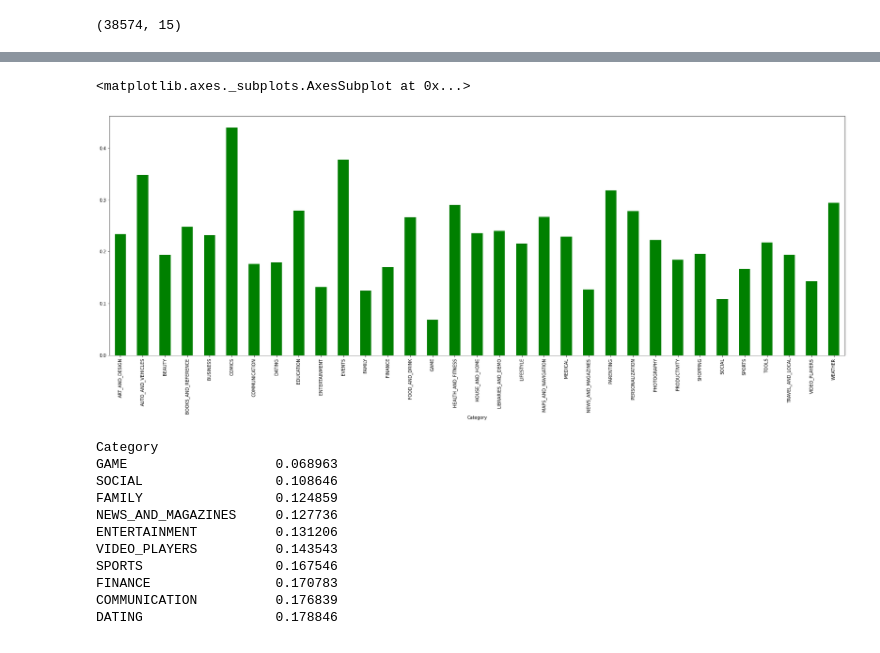
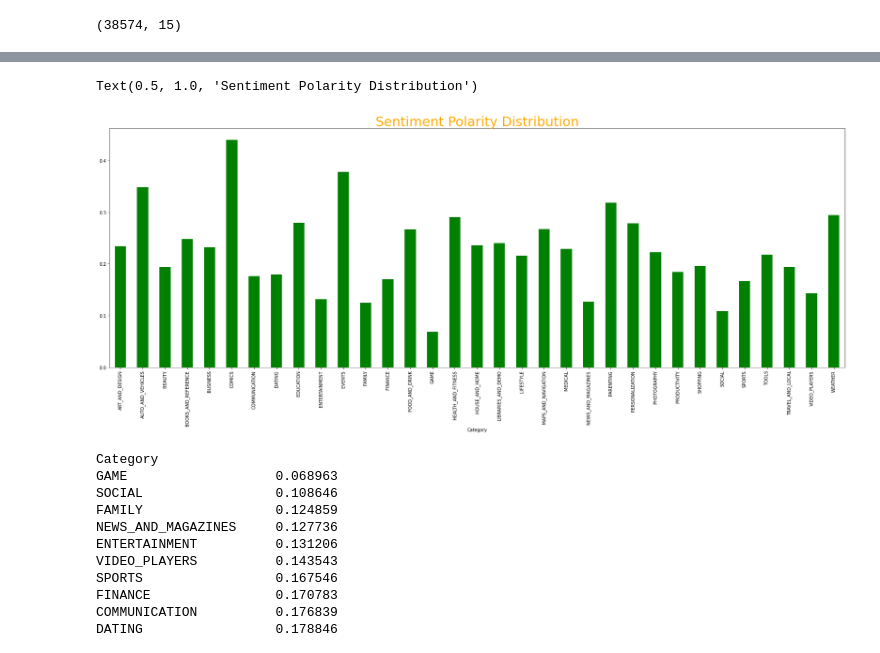
Before and after one commit to MadhurAwasthi/Play_Store-EDA, a Jupyter notebook: Play_Store_App_Review_Analysis_Capstone_Project.ipynb, the cells around one changed output, grey strips where cells are left out. Saved outputs shown, nothing was run; the diff lists cells and outputs as text; code cells hidden in the pictures.

```diff
--- a/Play_Store_App_Review_Analysis_Capstone_Project.ipynb
+++ b/Play_Store_App_Review_Analysis_Capstone_Project.ipynb
@@ -656,9 +658,11 @@ merged_df.head()
 # %%
 # mean of sentiment_polarity category wise
 merged_df.groupby('Category')['Sentiment_Polarity'].mean().plot(kind='bar',color='green',figsize=(30,10))
+# displaying the title
+plt.title('Sentiment Polarity Distribution',fontsize=30,color='orange')
 # %% [output]
-<matplotlib.axes._subplots.AxesSubplot at 0x...>
+Text(0.5, 1.0, 'Sentiment Polarity Distribution')
-[figure, old version]
+[figure, new version]
 # %%
 merged_df.groupby('Category')['Sentiment_Polarity'].mean().sort_values()
 # %% [output]
```
Also changed, not shown: parts of 4 cells of this notebook.
